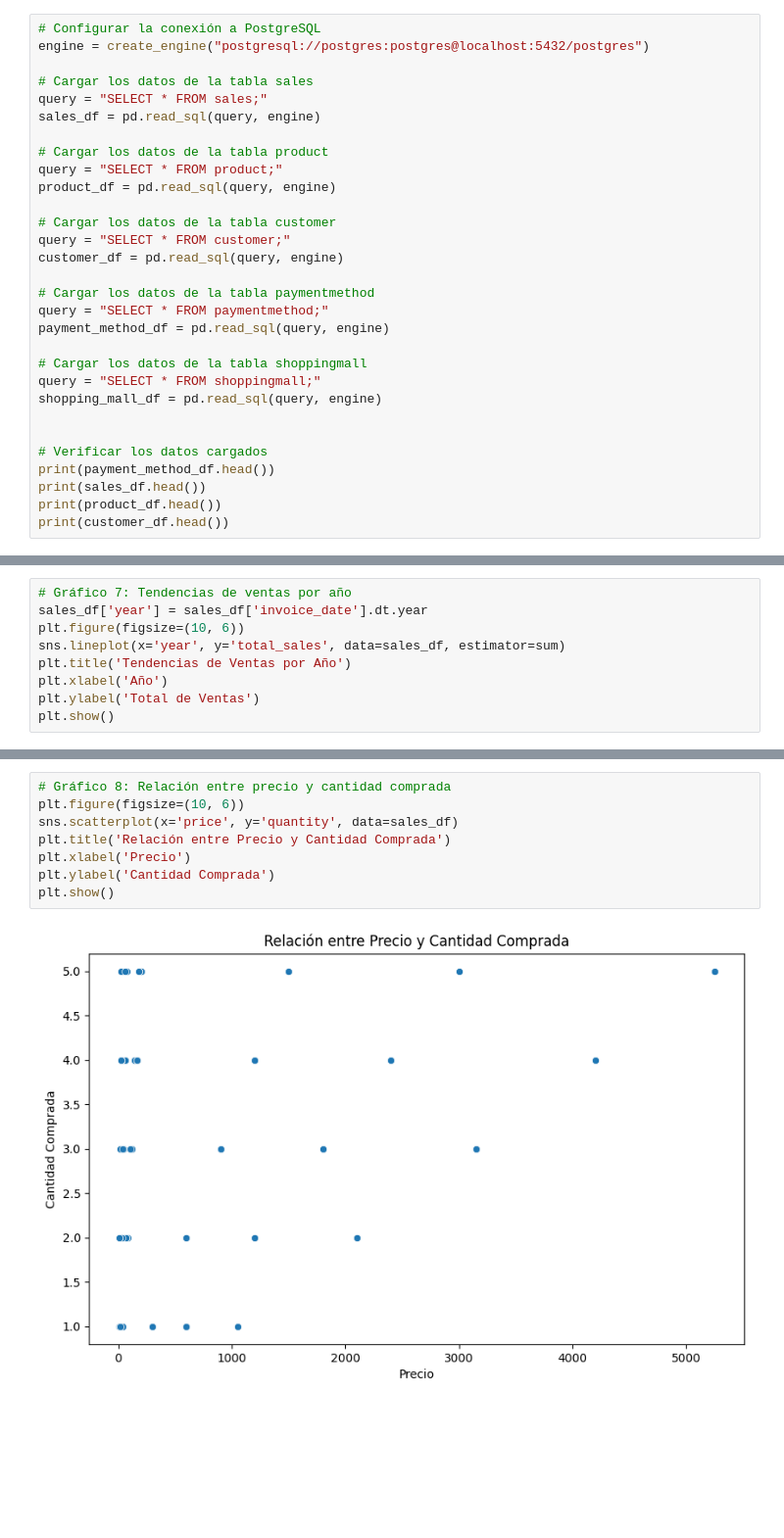
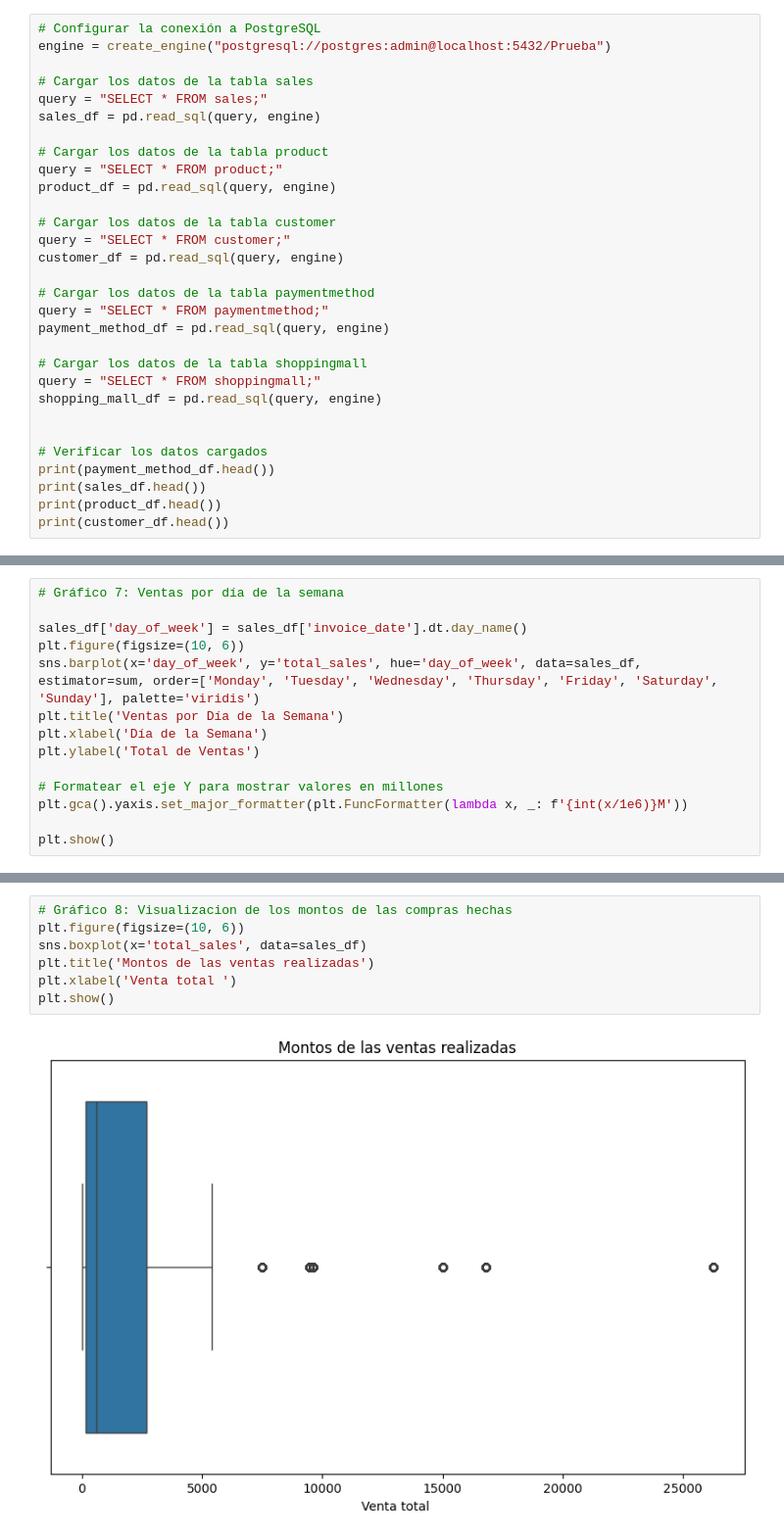
Before and after one commit to Diego-Tolosa/Proyecto-1-IntroCienDatos, a Jupyter notebook: Proyecto.ipynb, the cells around one changed output, grey strips where cells are left out. Shown at 98% size. Drawn from its saved outputs; the diff is of its cells as text; blank space fills up the shorter version.

```diff
--- a/Proyecto.ipynb
+++ b/Proyecto.ipynb
@@ -257,7 +257,7 @@ ORDER BY
 #### .Usaremos SQLAlchemy para conectarnos a la base de datos y cargar los datos en un DataFrame de Pandas
 # %%
 # Configurar la conexión a PostgreSQL
-engine = create_engine("postgresql://postgres:postgres@localhost:5432/postgres")
+engine = create_engine("postgresql://postgres:admin@localhost:5432/Prueba")
 
 # Cargar los datos de la tabla sales
 query = "SELECT * FROM sales;"
@@ -433,12 +433,17 @@ plt.show()
 # %% [output]
 [figure]
 # %%
-# Gráfico 7: Tendencias de ventas por año
-sales_df['year'] = sales_df['invoice_date'].dt.year
+# Gráfico 7: Ventas por día de la semana
+
+sales_df['day_of_week'] = sales_df['invoice_date'].dt.day_name()
 plt.figure(figsize=(10, 6))
-sns.lineplot(x='year', y='total_sales', data=sales_df, estimator=sum)
-plt.title('Tendencias de Ventas por Año')
-plt.xlabel('Año')
+sns.barplot(x='day_of_week', y='total_sales', hue='day_of_week', data=sales_df, estimator=sum, order=['Monday', 'Tuesday', 'Wednesday', 'Thursday', 'Friday', 'Saturday', 'Sunday'], palette='viridis')
+plt.title('Ventas por Día de la Semana')
+plt.xlabel('Día de la Semana')
 plt.ylabel('Total de Ventas')
+
+# Formatear el eje Y para mostrar valores en millones
+plt.gca().yaxis.set_major_formatter(plt.FuncFormatter(lambda x, _: f'{int(x/1e6)}M'))
+
 plt.show()
 # %% [output]
@@ -446,10 +451,9 @@ plt.show()
 # %%
-# Gráfico 8: Relación entre precio y cantidad comprada
+# Gráfico 8: Visualizacion de los montos de las compras hechas
 plt.figure(figsize=(10, 6))
-sns.scatterplot(x='price', y='quantity', data=sales_df)
-plt.title('Relación entre Precio y Cantidad Comprada')
-plt.xlabel('Precio')
-plt.ylabel('Cantidad Comprada')
+sns.boxplot(x='total_sales', data=sales_df)
+plt.title('Montos de las ventas realizadas')
+plt.xlabel('Venta total ')
 plt.show()
 # %% [output]
-[figure, old version]
+[figure, new version]
```
Also changed, not shown: parts of 7 cells of this notebook, 1 other file.
